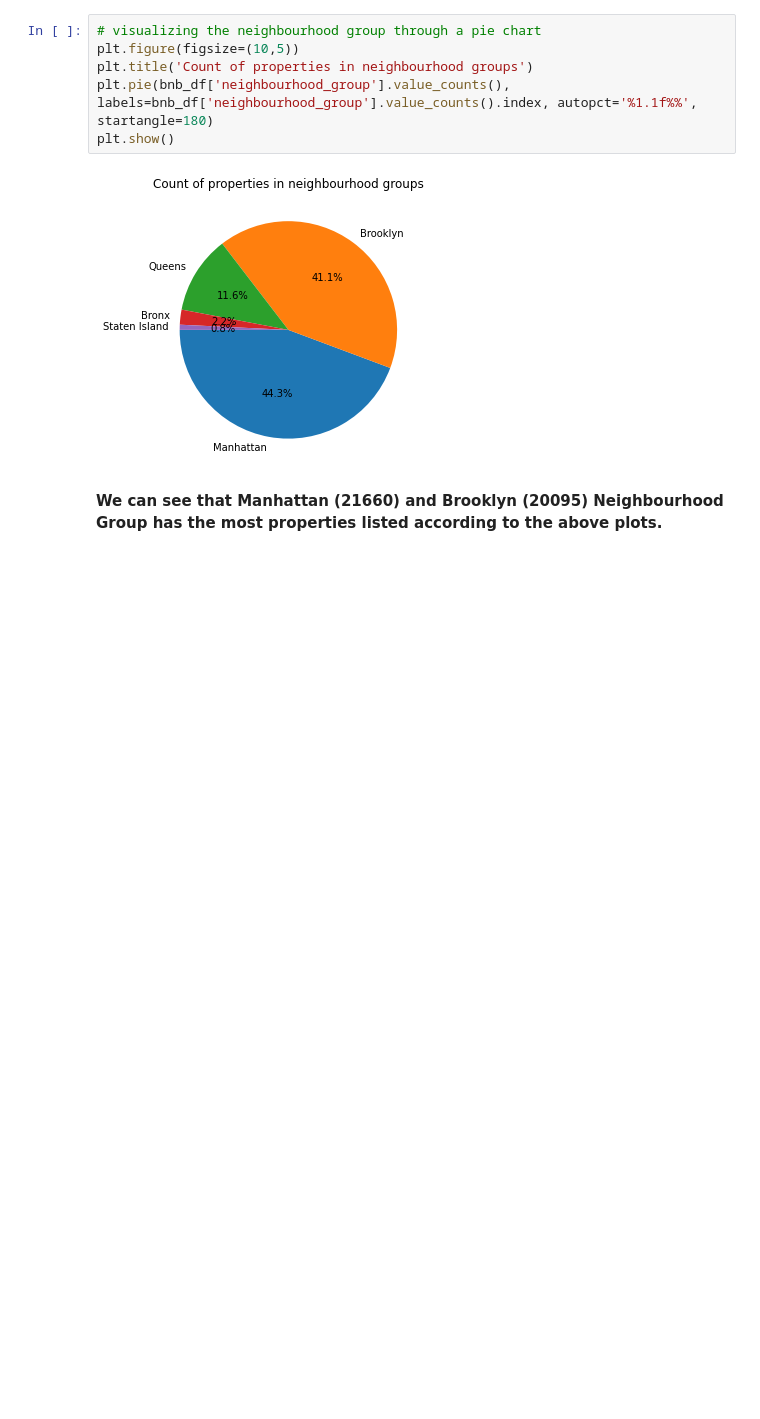
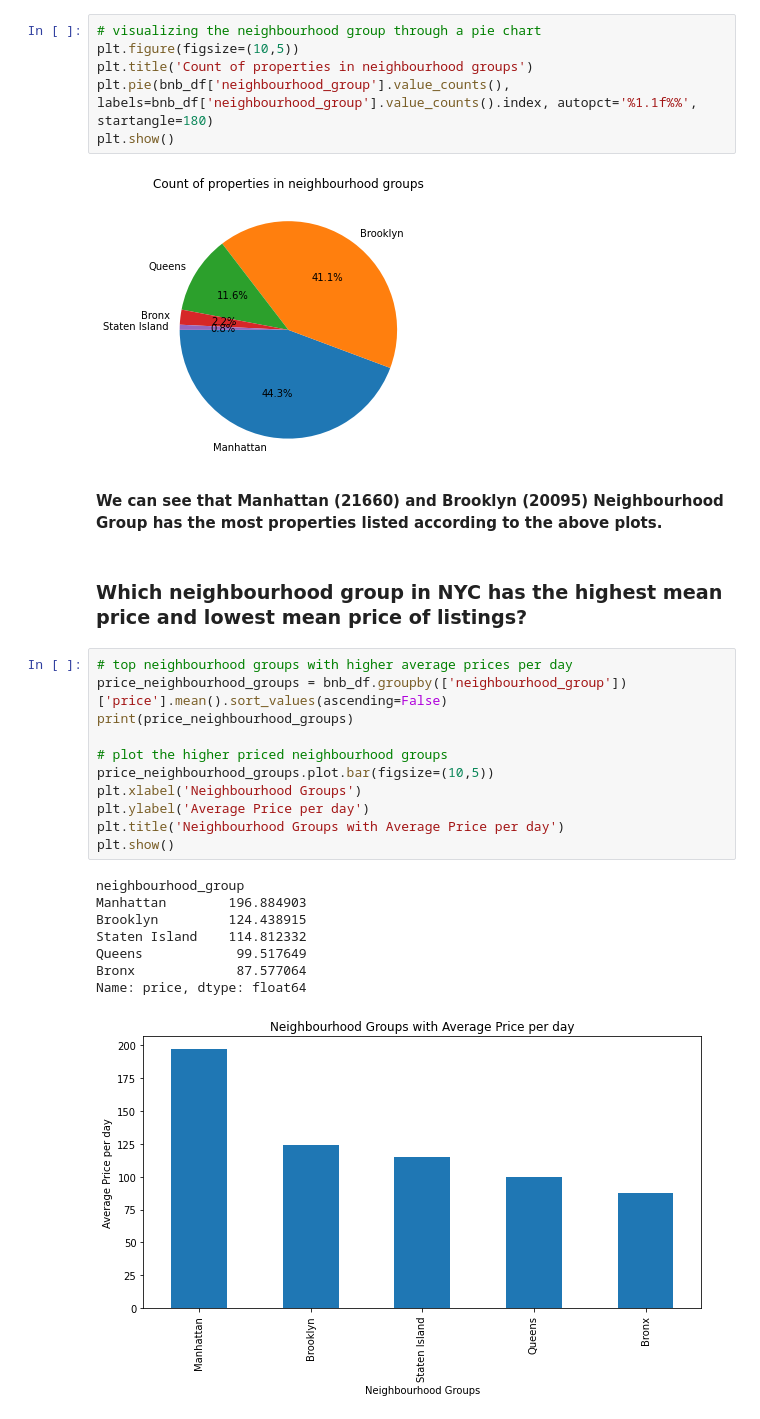
Before and after one commit to Rudrajit12/Airbnb-Bookings-Analysis, a Jupyter notebook: Airbnb_Bookings_Analysis_Capstone_Project.ipynb, the cells around one changed output. Cells and saved outputs as stored; diff of their text form; blank space fills up the shorter version.

```diff
--- a/Airbnb_Bookings_Analysis_Capstone_Project.ipynb
+++ b/Airbnb_Bookings_Analysis_Capstone_Project.ipynb
@@ -356,3 +386,25 @@ plt.show()
 [figure]
 # %% [markdown]
 **We can see that Manhattan (21660) and Brooklyn (20095) Neighbourhood Group has the most properties listed according to the above plots.**
+# %% [markdown]
+### **Which neighbourhood group in NYC has the highest mean price and lowest mean price of listings?**
+# %%
+# top neighbourhood groups with higher average prices per day
+price_neighbourhood_groups = bnb_df.groupby(['neighbourhood_group'])['price'].mean().sort_values(ascending=False)
+print(price_neighbourhood_groups)
+
+# plot the higher priced neighbourhood groups
+price_neighbourhood_groups.plot.bar(figsize=(10,5))
+plt.xlabel('Neighbourhood Groups')
+plt.ylabel('Average Price per day')
+plt.title('Neighbourhood Groups with Average Price per day')
+plt.show()
+# %% [output]
+neighbourhood_group
+Manhattan        196.884903
+Brooklyn         124.438915
+Staten Island    114.812332
+Queens            99.517649
+Bronx             87.577064
+Name: price, dtype: float64
+[figure, added]
```
Also changed, not shown: parts of 11 cells of this notebook.
